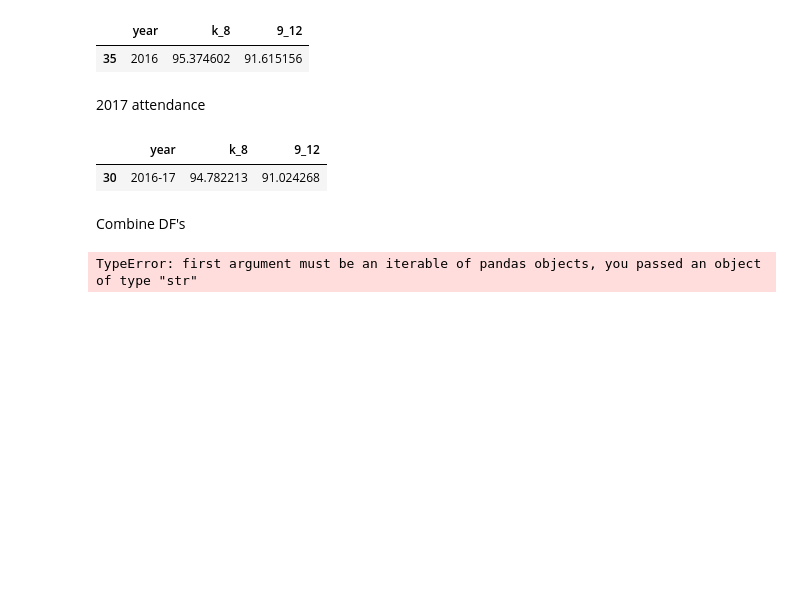
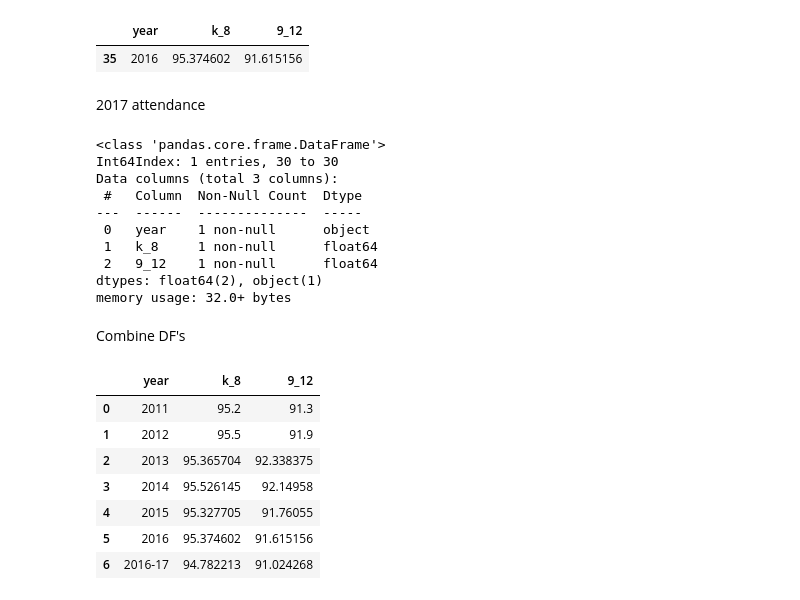
Before and after one commit to jwhankins177/capstone-budget-impact-jupyternb-python, a Jupyter notebook: notebooks/attendance.ipynb, the cells around one changed output. Saved outputs shown, nothing was run; the diff lists cells and outputs as text; code cells hidden in the pictures; blank space fills up the shorter version.

Commit message:
done with attendance

```diff
--- a/notebooks/attendance.ipynb
+++ b/notebooks/attendance.ipynb
@@ -209,13 +209,30 @@ df2017 = df7[(df7['District_Name'] == 'Davidson County')]
 df2017 = df2017[['SCHOOL_YEAR', 'K_8_Attendance_Rate_PCT', 'HS_Attendance_Rate_PCT']]
 df2017.rename(columns={'SCHOOL_YEAR' : 'year', 'K_8_Attendance_Rate_PCT' : 'k_8', 'HS_Attendance_Rate_PCT' : '9_12'},inplace=True)
 # %%
-df2017
+df2017.info()
 # %% [output]
-|  | year | k_8 | 9_12 |
-| 30 | 2016-17 | 94.782213 | 91.024268 |
+<class 'pandas.core.frame.DataFrame'>
+Int64Index: 1 entries, 30 to 30
+Data columns (total 3 columns):
+ #   Column  Non-Null Count  Dtype
+---  ------  --------------  -----
+ 0   year    1 non-null      object
+ 1   k_8     1 non-null      float64
+ 2   9_12    1 non-null      float64
+dtypes: float64(2), object(1)
+memory usage: 32.0+ bytes
 # %% [markdown]
 Combine DF's
 # %%
-attendance = pd.concat('df2011', 'df2012', 'df2013', 'df2014', 'df2015', 'df2016', 'df2017')
+attendance = pd.concat([df2011, df2012, df2013, df2014, df2015, df2016, df2017]).reset_index(drop=True)
-# %% [output]
-TypeError: first argument must be an iterable of pandas objects, you passed an object of type "str"
+# %%
+attendance
+# %% [output]
+|  | year | k_8 | 9_12 |
+| 0 | 2011 | 95.2 | 91.3 |
+| 1 | 2012 | 95.5 | 91.9 |
+| 2 | 2013 | 95.365704 | 92.338375 |
+| 3 | 2014 | 95.526145 | 92.14958 |
+| 4 | 2015 | 95.327705 | 91.76055 |
+| 5 | 2016 | 95.374602 | 91.615156 |
+| 6 | 2016-17 | 94.782213 | 91.024268 |
```
Also changed, not shown: parts of 2 cells of this notebook.
